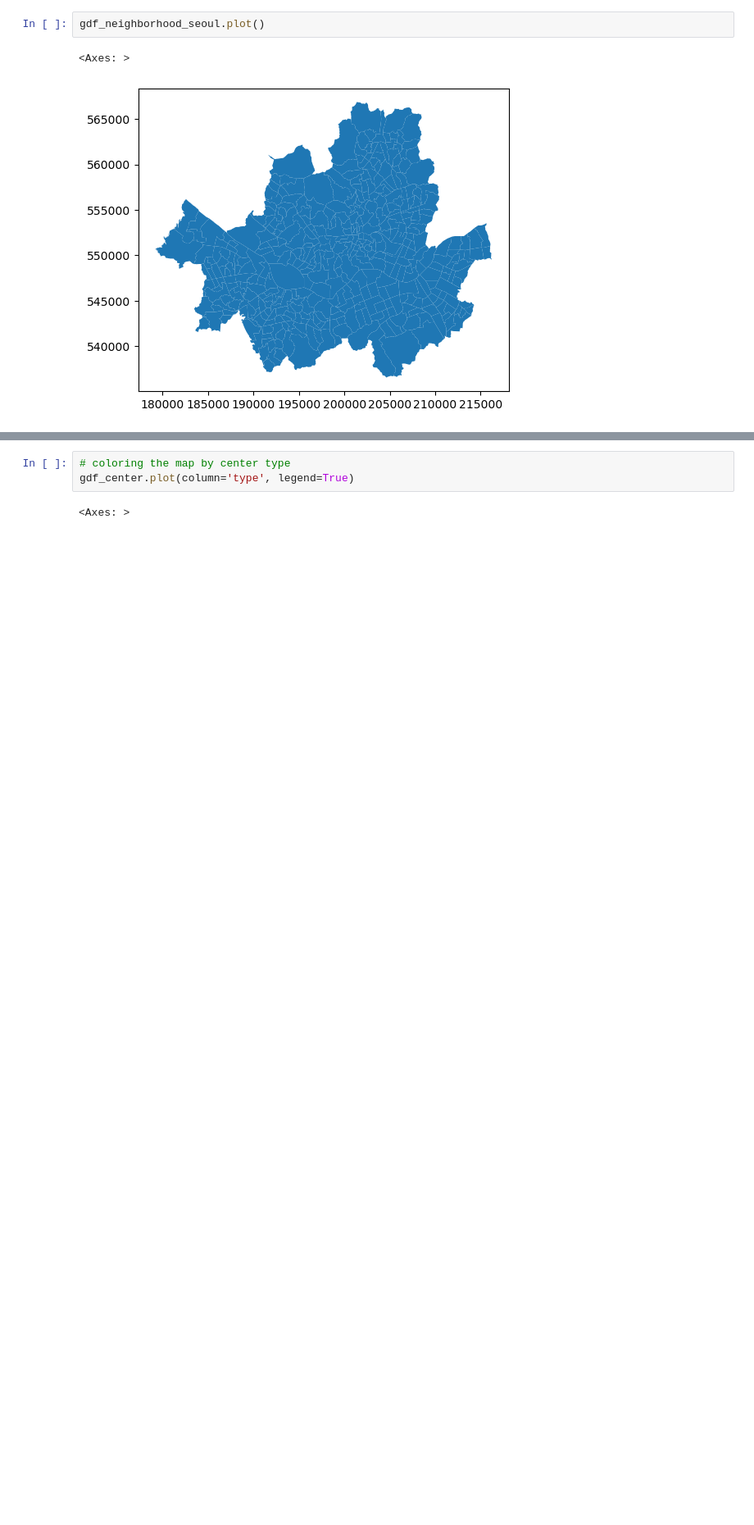
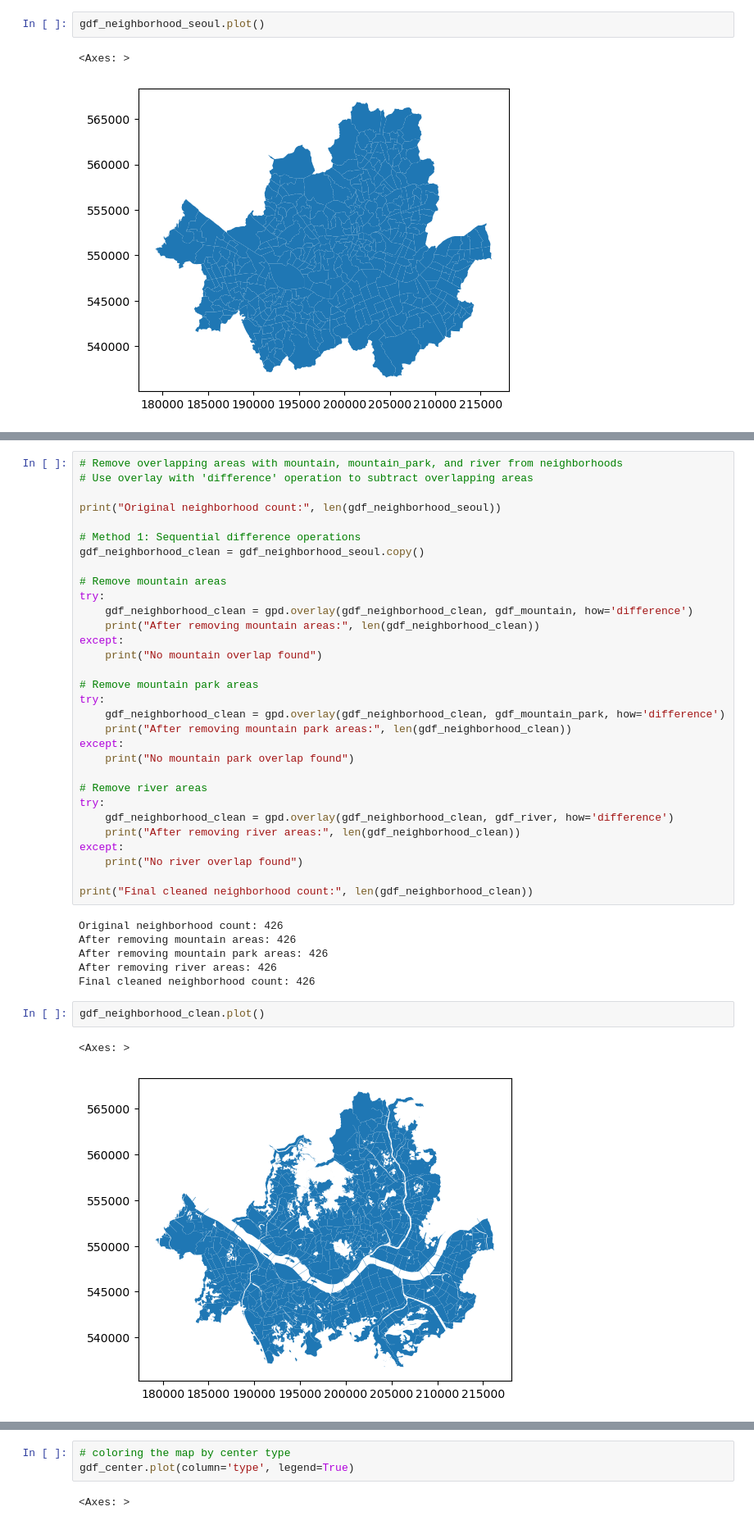
Before and after one commit to Aete/topology-movement-mapping, a Jupyter notebook: notebooks/data_processing/map_center_to_neighborhood.ipynb, the cells around one changed output, grey strips where cells are left out. Shown at 82% size. Saved outputs shown, nothing was run; the diff lists cells and outputs as text; blank space fills up the shorter version.

```diff
--- a/notebooks/data_processing/map_center_to_neighborhood.ipynb
+++ b/notebooks/data_processing/map_center_to_neighborhood.ipynb
@@ -31,3 +64,45 @@ gdf_neighborhood_seoul.plot()
+# %%
+# Remove overlapping areas with mountain, mountain_park, and river from neighborhoods
+# Use overlay with 'difference' operation to subtract overlapping areas
+
+print("Original neighborhood count:", len(gdf_neighborhood_seoul))
+
+# Method 1: Sequential difference operations
+gdf_neighborhood_clean = gdf_neighborhood_seoul.copy()
+
+# Remove mountain areas
+try:
+    gdf_neighborhood_clean = gpd.overlay(gdf_neighborhood_clean, gdf_mountain, how='difference')
+    print("After removing mountain areas:", len(gdf_neighborhood_clean))
+except:
+    print("No mountain overlap found")
+
+# Remove mountain park areas
+try:
+    gdf_neighborhood_clean = gpd.overlay(gdf_neighborhood_clean, gdf_mountain_park, how='difference')
+    print("After removing mountain park areas:", len(gdf_neighborhood_clean))
+except:
+    print("No mountain park overlap found")
+
+# Remove river areas
+try:
+    gdf_neighborhood_clean = gpd.overlay(gdf_neighborhood_clean, gdf_river, how='difference')
+    print("After removing river areas:", len(gdf_neighborhood_clean))
+except:
+    print("No river overlap found")
+
+print("Final cleaned neighborhood count:", len(gdf_neighborhood_clean))
+# %% [output]
+Original neighborhood count: 426
+After removing mountain areas: 426
+After removing mountain park areas: 426
+After removing river areas: 426
+Final cleaned neighborhood count: 426
+# %%
+gdf_neighborhood_clean.plot()
+# %% [output]
+<Axes: >
+[figure, added]
 # %%
 # import urban center gis,
 gdf_center = gpd.read_file('../../datasets/centers/raw/UPIS_SHP_ZON500.shp', encoding='cp949')
```
Also changed, not shown: parts of 5 cells of this notebook, 14 other files.
